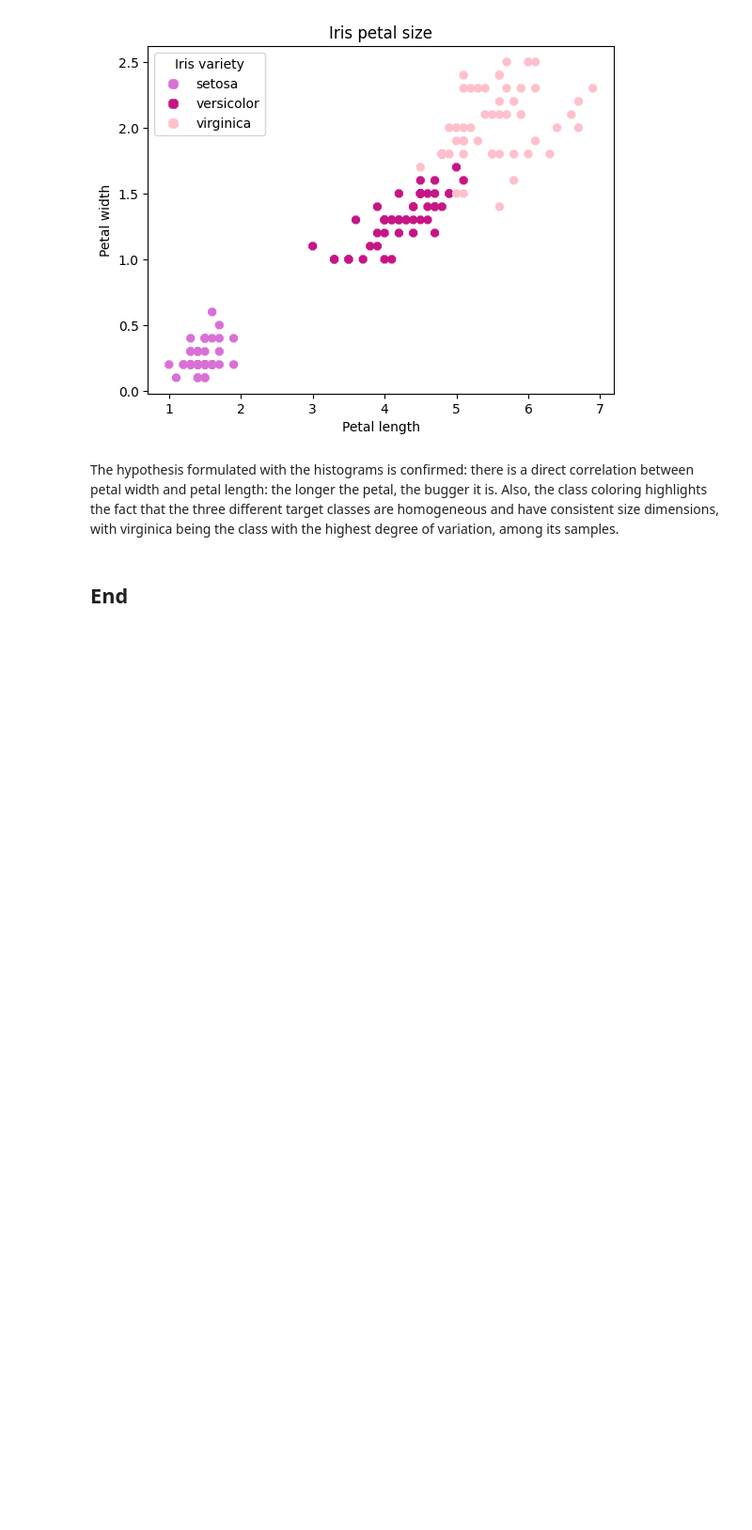
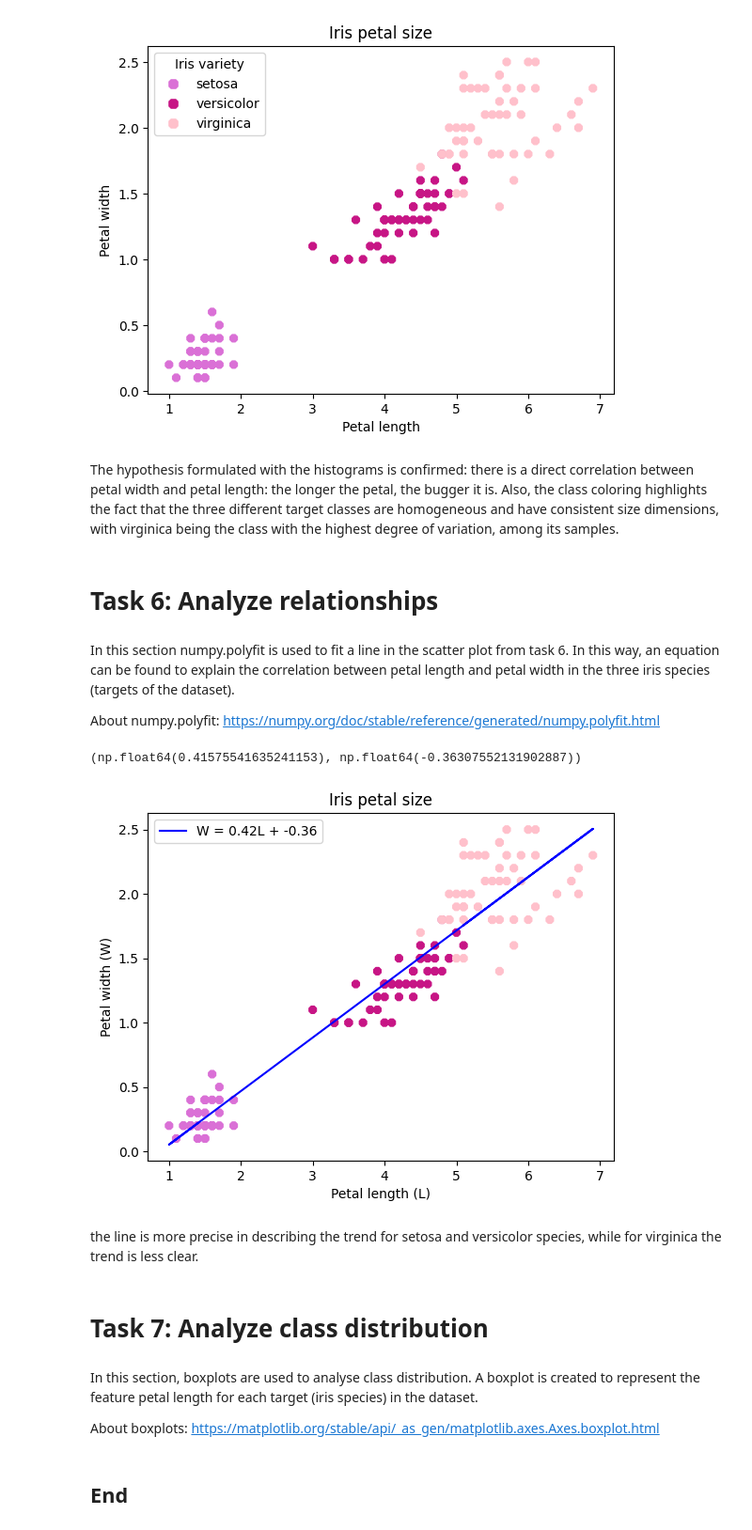
Before and after one commit to irenecelebrin/principles_of_data_analytics, a Jupyter notebook: tasks.ipynb, the cells around one changed output. Shown at 94% size. Cells and saved outputs as stored; diff of their text form; code cells hidden in the pictures; blank space fills up the shorter version.

Commit message:
task 6

```diff
--- a/tasks.ipynb
+++ b/tasks.ipynb
@@ -344,7 +344,7 @@ About scatter plots: https://matplotlib.org/stable/api/_as_gen/matplotlib.pyplot
 # %%
 # get target data (class) and target name (class name) from the data set
 target_names = data.target_names
-target_class = data.target
+targets = data.target
 
 # Create the plot
 fig, ax = plt.subplots()
@@ -356,7 +356,7 @@ colormap = np.array(['orchid', 'mediumvioletred', 'pink'])
 
 # plot the data
 # about markers: https://matplotlib.org/stable/api/markers_api.html#module-matplotlib.markers
-plot = ax.scatter(petal_length,petal_width, c=colormap[target_class], marker='8')
+plot = ax.scatter(petal_length,petal_width, c=colormap[targets], marker='8')
 ax.set_xlabel('Petal length')
 ax.set_ylabel('Petal width')
 ax.set_title('Iris petal size')
@@ -365,7 +365,7 @@ ax.set_title('Iris petal size')
 # from chatGPT https://chatgpt.com/share/67f2c42b-a108-800f-9b47-c15d529b5264
 legend_elements = [Line2D([0], [0], marker='8', color='w', label=label,
                           markerfacecolor=color, markersize=10)
-                   for label, color in zip(feature_names, colormap)]
+                   for label, color in zip(target_names, colormap)]
 ax.legend(handles=legend_elements, loc="upper left", title="Iris variety")
 
 plt.show()
@@ -374,5 +374,52 @@ plt.show()
 # %% [markdown]
 The hypothesis formulated with the histograms is confirmed: there is a direct correlation between petal width and petal length: the longer the petal, the bugger it is.
 Also, the class coloring highlights the fact that the three different target classes are homogeneous and have consistent size dimensions, with virginica being the class with the highest degree of variation, among its samples.
+# %% [markdown]
+# Task 6: Analyze relationships
+# %% [markdown]
+In this section numpy.polyfit is used to fit a line in the scatter plot from task 6. In this way, an equation can be found to explain the correlation between petal length and petal width in the three iris species (targets of the dataset).
+
+About numpy.polyfit: https://numpy.org/doc/stable/reference/generated/numpy.polyfit.html
+# %%
+# Fit a line to the data
+m , c = np.polyfit(petal_length, petal_width, 1)
+
+# show
+m, c
+# %% [output]
+(np.float64(0.41575541635241153), np.float64(-0.36307552131902887))
+# %%
+# Recreate the scatter plot
+fig, ax = plt.subplots()
+
+# Classes (target values)
+# Colors https://jamesmccaffrey.wordpress.com/2020/10/22/making-a-python-scatter-plot-with-different-colors-for-different-labels/
+colormap = np.array(['orchid', 'mediumvioletred', 'pink'])
+
+
+# plot the data
+# about markers: https://matplotlib.org/stable/api/markers_api.html#module-matplotlib.markers
+plot = ax.scatter(petal_length,petal_width, c=colormap[targets], marker='8')
+ax.set_xlabel('Petal length (L)')
+ax.set_ylabel('Petal width (W)')
+ax.set_title('Iris petal size')
+
+equation = (f'W = {m:.2f}L + {c:.2f}')
+
+ax.plot(petal_length, m * petal_length + c, color='blue', label = equation);
+
+ax.legend()
+
+plt.show()
+# %% [output]
+[figure, added]
+# %% [markdown]
+ the line is more precise in describing the trend for setosa and versicolor species, while for virginica the trend is less clear.
+# %% [markdown]
+# Task 7: Analyze class distribution
+# %% [markdown]
+In this section, boxplots are used to analyse class distribution. A boxplot is created to represent the feature petal length for each target (iris species) in the dataset.
+
+About boxplots: https://matplotlib.org/stable/api/_as_gen/matplotlib.axes.Axes.boxplot.html
 # %% [markdown]
 ## End
```
